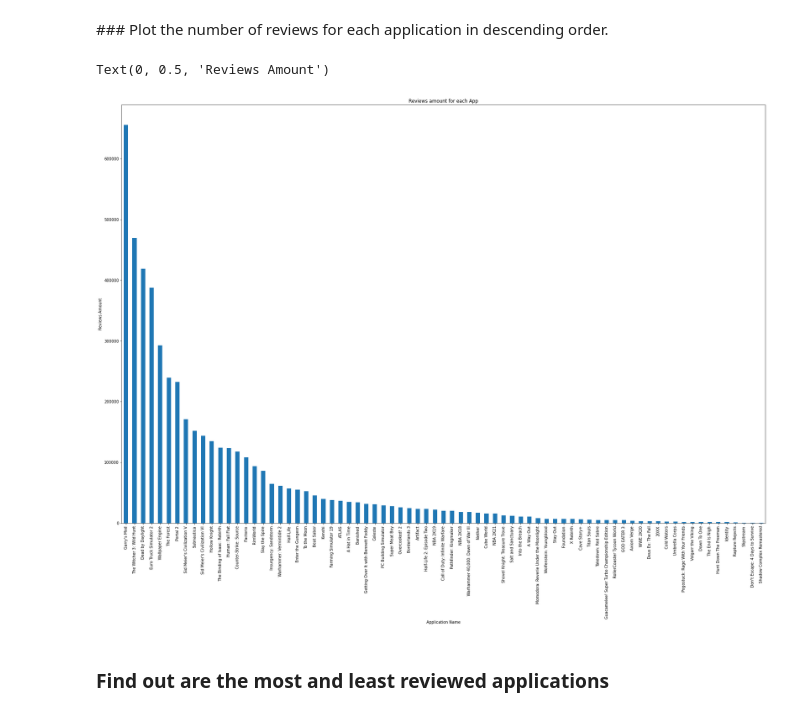
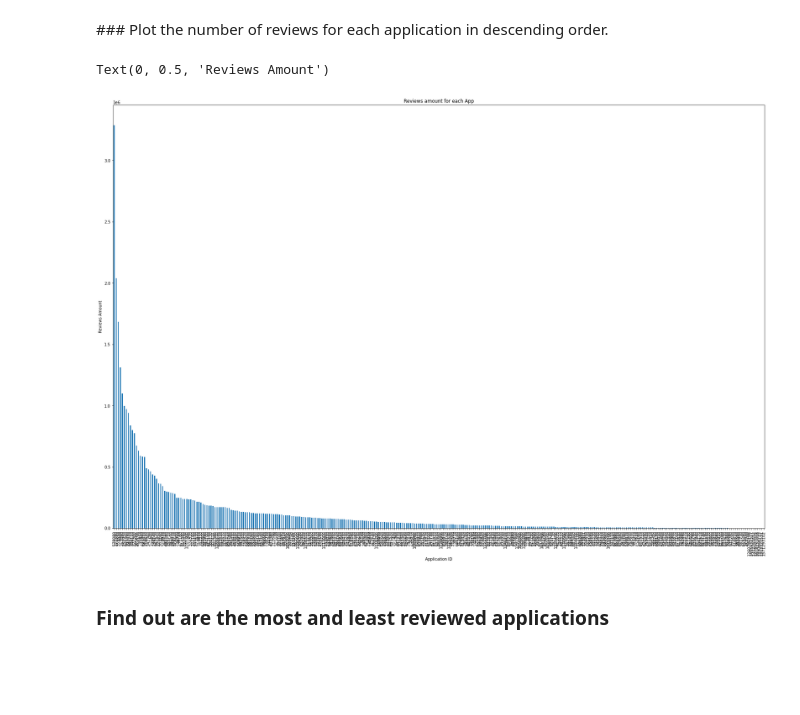
Before and after one commit to S4b3/ADM-HW2-Group44, a Jupyter notebook: main.ipynb, the cells around one changed output. Cells and saved outputs as stored; diff of their text form; code cells hidden in the pictures; blank space fills up the shorter version.

Commit message:
Imported Bonus datasets and Finished TQ1 and TQ2

```diff
--- a/main.ipynb
+++ b/main.ipynb
@@ -71,0 +74,8 @@ Index(['Unnamed: 0', 'app_id', 'app_name', 'review_id', 'language', 'review',
+# %%
+df_extensions_joined = pd.read_csv('./steam_reviews_bonus_1.csv').append(pd.read_csv('./steam_reviews_bonus_2.csv'))
+# %%
+# rearrange df columns
+cols = list(df_extensions_joined.columns.values)
+print(cols)
+main_cols = list(dataframe.columns.values)
+print(main_cols)
@@ -71,0 +85,3 @@ Index(['Unnamed: 0', 'app_id', 'app_name', 'review_id', 'language', 'review',
+# %%
+cols = cols[:1] + cols[2:]
+df_extensions_joined = df_extensions_joined[cols]
@@ -72,3 +200,5 @@ Index(['Unnamed: 0', 'app_id', 'app_name', 'review_id', 'language', 'review',
+# %%
+dataframe = dataframe.append(df_extensions_joined)
 # %% [markdown]
 # [RQ1]
 # %%
@@ -220,16 +350,16 @@ dataframe.corr()
 # %% [markdown]
 ### Plot the number of reviews for each application in descending order.
 # %%
-reviewsAmounts = dataframe['app_name'].value_counts()
+reviewsAmounts = dataframe['app_id'].value_counts()
 ra_plot = reviewsAmounts.plot(kind='bar',
                                     figsize=(30,20),
                                     title="Reviews amount for each App")
-ra_plot.set_xlabel("Application Name")
+ra_plot.set_xlabel("Application ID")
 ra_plot.set_ylabel("Reviews Amount")
 #plt.show()
 # %% [output]
 Text(0, 0.5, 'Reviews Amount')
-[figure, old version]
+[figure, new version]
 # %% [markdown]
 ### Find out are the most and least reviewed applications
 # %%
```
Also changed, not shown: parts of 36 cells of this notebook.
